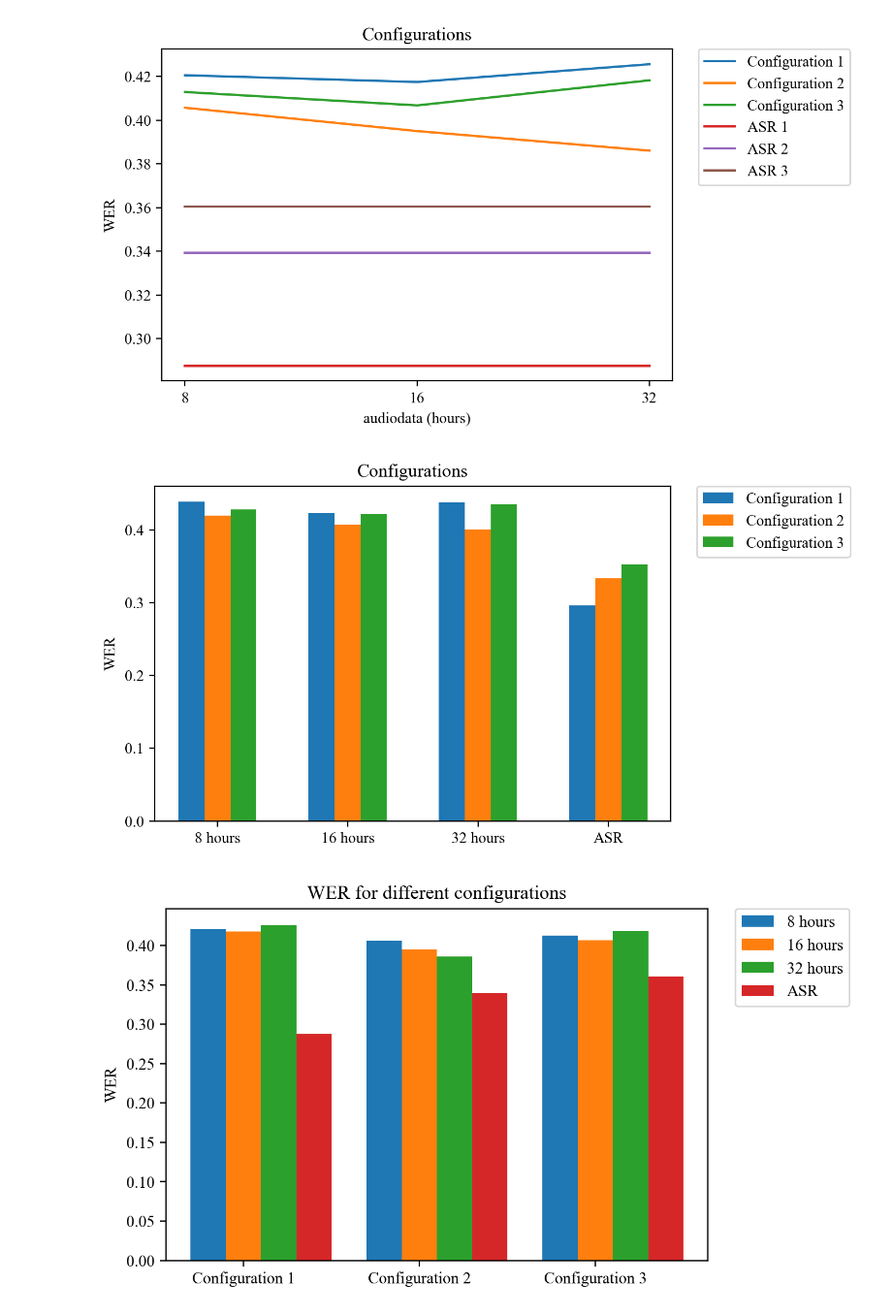
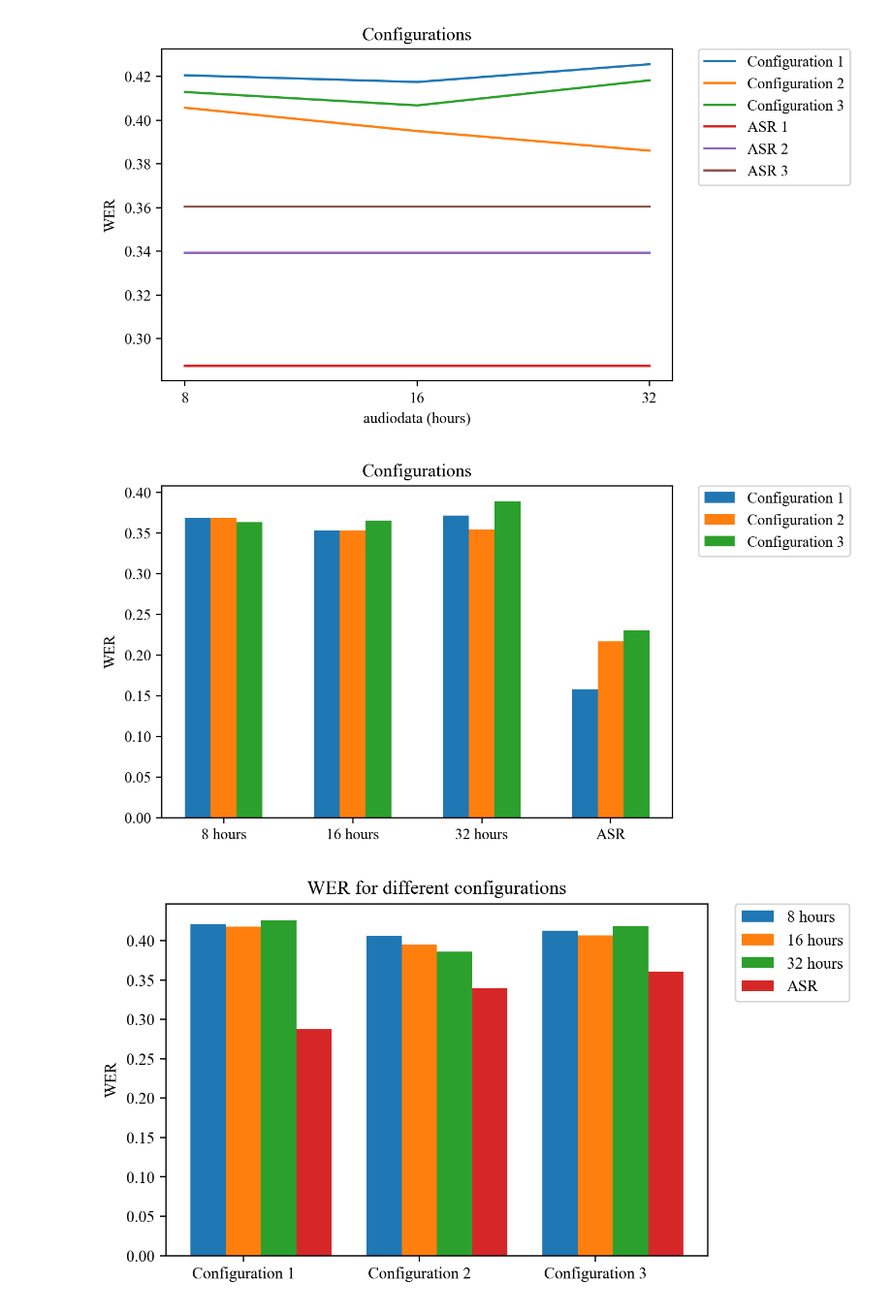
Before and after one commit to Thomaskolb/bsc-thesis, a Jupyter notebook: scripts/results/thesis-results.ipynb, the cells around one changed output. Shown at 97% size. Saved outputs shown, nothing was run; the diff lists cells and outputs as text; code cells hidden in the pictures.

```diff
--- a/scripts/results/thesis-results.ipynb
+++ b/scripts/results/thesis-results.ipynb
@@ -63,34 +63,34 @@ plt.show()
 # %%
 # old garbage
 # data = {
 #         'Configuration 1': [0.4205669671663695, 0.41747871716981055, 0.42561384172120553, 0.2874460738421658], #0:50:32.936000
 #         'Configuration 2': [0.4056876739594236, 0.3949950689869304, 0.3860400177398728, 0.33927041341867675], #1:06:01.672000
 #         'Configuration 3': [0.4128892392107573, 0.4067541928500564, 0.41824517531907135, 0.36049485629530365] #1:00:00.798000
 #        }
 data = {
-        'Configuration 1': [0.4383145091225022, 0.4236895453229076, 0.4377353026353895, 0.2961193165363452], #0:50:32.936000
-        'Configuration 2': [0.41932579773932177, 0.4070221066319896, 0.40082024607382216, 0.3334000200060018], #1:06:01.672000
-        'Configuration 3': [0.42803638309256287, 0.42215088282504015, 0.4348849652220439, 0.35280898876404493] #1:00:00.798000
+        'Configuration 1': [0.36883534136546187, 0.35309236947791167, 0.37140562248995984, 0.1580722891566265],
+        'Configuration 2': [0.36867819886438663, 0.35309652713587747, 0.35441700779083585, 0.21708701967516175],
+        'Configuration 3': [0.36326302034720925, 0.3655030800821355, 0.3890237072988613, 0.2301661377636737]
         }
 labels = ['8 hours', '16 hours', '32 hours', 'ASR']
 colors = ['r', 'g', 'b']
 x = np.arange(len(labels))
 width = 0.2
 
 fig, ax = plt.subplots()
 
 for i, key in enumerate(data):
     offsets = x - width + (i*width)
     ax.bar(offsets, data[key], width, label=key)
 
 ax.set_ylabel('WER')
 ax.set_title('Configurations')
 ax.set_xticks(x, labels)
 ax.legend(bbox_to_anchor=(1.05, 1), loc='upper left', borderaxespad=0.)
 
 plt.show()
 # %% [output]
-[figure, old version]
+[figure, new version]
 # %%
 data = {
         '8 hours': [0.4205669671663695, 0.4056876739594236, 0.4128892392107573],
```
Also changed, not shown: parts of 1 cell of this notebook, 1 other file.
